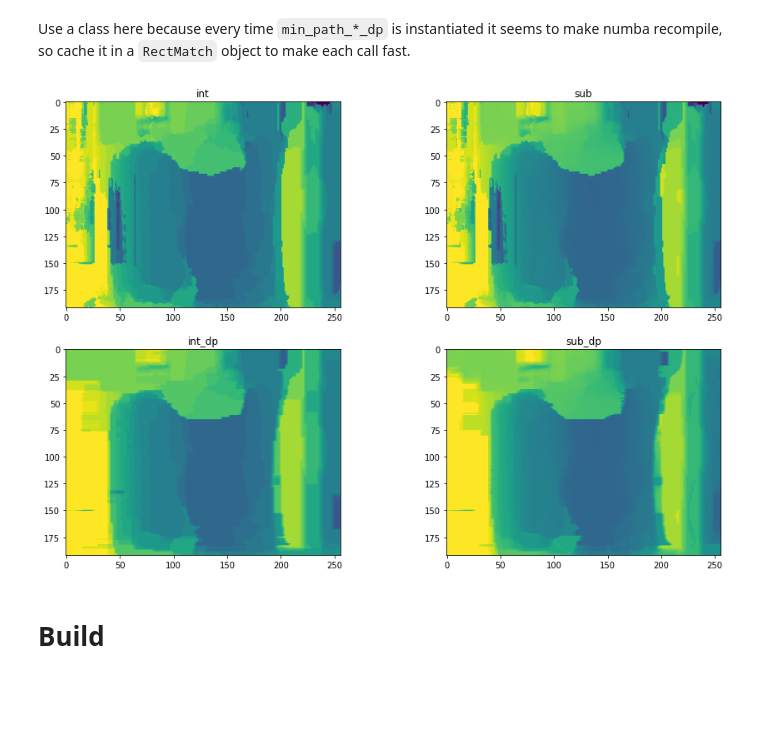
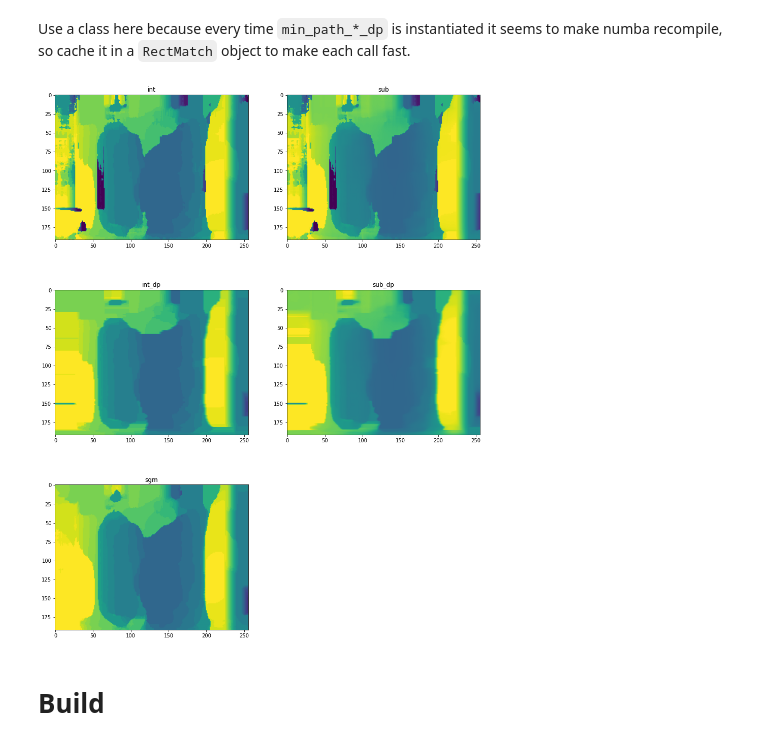
Before and after one commit to justinblaber/disparity, a Jupyter notebook: README.ipynb, the cells around one changed output. Drawn from its saved outputs; the diff is of its cells as text; code cells hidden in the pictures; blank space fills up the shorter version.

```diff
--- a/README.ipynb
+++ b/README.ipynb
@@ -554,0 +986,6 @@ axs[1].imshow(arr_disp, vmin=-15, vmax=15, alpha=0.5)
+# %%
+hw = 15
+num_directions = 16
+thetas = np.linspace(0, 2*np.pi, num_directions+1)[:-1]
+# %%
+rect_match_arr = make_rect_match_arr_sgm(r_disp, hw, loss, max_change, penalty_disp, thetas)
@@ -559,26 +1026,36 @@ Use a class here because every time `min_path_*_dp` is instantiated it seems to
 # %%
 # export
 class RectMatch:
-    def __init__(self, type_min_path, hw=15, r_disp=(-5,5), loss=SAD, steps=3, max_change=3, penalty_disp=2):
-        if   type_min_path == 'int':    min_path = min_path_int
-        elif type_min_path == 'sub':    min_path = min_path_sub
-        elif type_min_path == 'int_dp': min_path = make_min_path_int_dp(r_disp, max_change, penalty_disp)
-        elif type_min_path == 'sub_dp': min_path = make_min_path_sub_dp(r_disp, max_change, penalty_disp)
-        else: raise RuntimeError(f'Unrecognized min path type: {type_min_path}')
-        self.hw, self.r_disp, self.loss, self.steps, self.min_path = hw, r_disp, loss, steps, min_path
+    def __init__(self, type_rect_match, hw=15, r_disp=(-15,15), loss=SAD, max_change=3, penalty_disp=2, steps=1):
+        if type_rect_match in ['int', 'sub', 'int_dp', 'sub_dp']:
+            if   type_rect_match == 'int':
+                min_path = min_path_int
+            elif type_rect_match == 'sub':
+                min_path = min_path_sub
+            elif type_rect_match == 'int_dp':
+                min_path = make_min_path_int_dp(r_disp, max_change, penalty_disp)
+            elif type_rect_match == 'sub_dp':
+                min_path = make_min_path_sub_dp(r_disp, max_change, penalty_disp)
+            rect_match_arr = make_rect_match_arr_min_path(r_disp, hw, loss, min_path)
+        elif type_rect_match == 'sgm':
+            rect_match_arr = make_rect_match_arr_sgm(r_disp, hw, loss, max_change, penalty_disp, thetas)
+        else:
+            raise RuntimeError(f'Unrecognized min path type: {type}')
+        self.rect_match_arr, self.steps = rect_match_arr, steps
 
     def __call__(self, arr1, arr2):
-        return rect_match_pyr(arr1, arr2, self.hw, self.r_disp, self.loss, self.min_path, self.steps)
+        return rect_match_pyr(arr1, arr2, self.rect_match_arr, self.steps)
 # %%
-types_min_path = ['int', 'sub', 'int_dp', 'sub_dp']
-rect_matchs = [RectMatch(type_min_path) for type_min_path in types_min_path]
+types_rect_match = ['int', 'sub', 'int_dp', 'sub_dp', 'sgm']
+rect_matchs = [RectMatch(type_rect_match) for type_rect_match in types_rect_match]
 # %%
-_, axs = plt.subplots(2, 2, figsize=(15,10))
-for ax, rect_match, type_min_path in zip(axs.ravel(), rect_matchs, types_min_path):
+_, axs = plt.subplots(3, 2, figsize=(15,20))
+for ax, rect_match, type_rect_match in zip(axs.ravel(), rect_matchs, types_rect_match):
     ax.imshow(rect_match(arr1, arr2), vmin=-15, vmax=15)
-    ax.set_title(type_min_path)
+    ax.set_title(type_rect_match)
+axs[2,1].set_visible(False)
 # %% [output]
-[figure, old version]
+[figure, new version]
 # %% [markdown]
 # Build
 # %%
```
Also changed, not shown: parts of 84 cells of this notebook, 23 other files.
